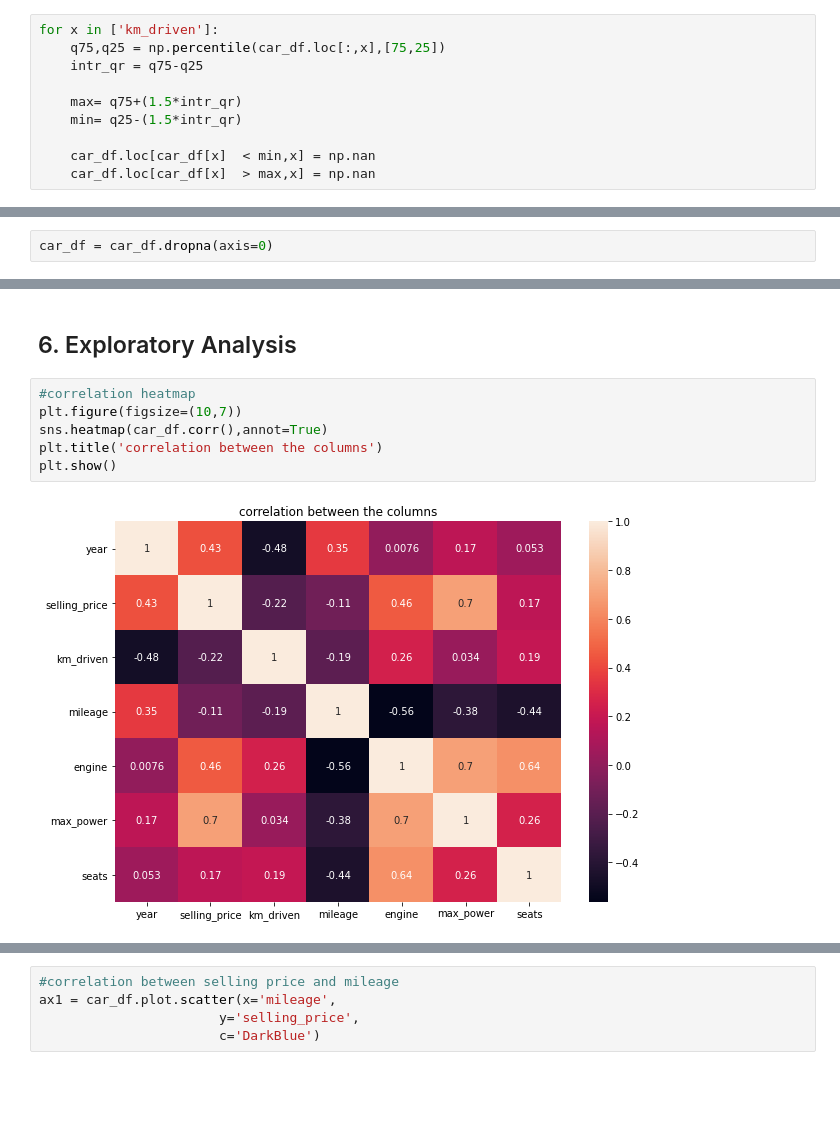
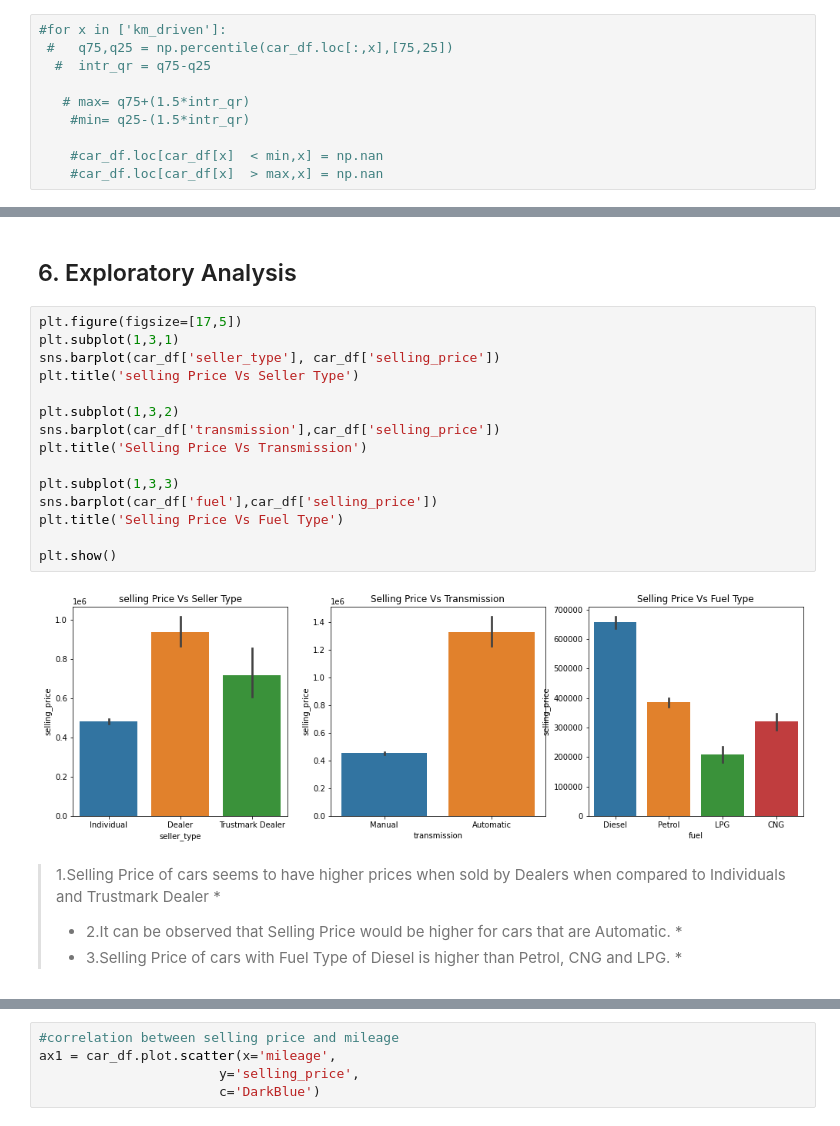
Before and after one commit to Wachira-2030/used-car-price-prediction, a Jupyter notebook: index1.ipynb, the cells around one changed output, grey strips where cells are left out. Drawn from its saved outputs; the diff is of its cells as text; blank space fills up the shorter version.

```diff
--- a/index1.ipynb
+++ b/index1.ipynb
@@ -204,10 +240,10 @@ car_df.boxplot(numerical_col);
 # %%
-for x in ['km_driven']:
-    q75,q25 = np.percentile(car_df.loc[:,x],[75,25])
-    intr_qr = q75-q25
+#for x in ['km_driven']:
+ #   q75,q25 = np.percentile(car_df.loc[:,x],[75,25])
+  #  intr_qr = q75-q25
 
-    max= q75+(1.5*intr_qr)
-    min= q25-(1.5*intr_qr)
+   # max= q75+(1.5*intr_qr)
+    #min= q25-(1.5*intr_qr)
 
-    car_df.loc[car_df[x]  < min,x] = np.nan
-    car_df.loc[car_df[x]  > max,x] = np.nan
+    #car_df.loc[car_df[x]  < min,x] = np.nan
+    #car_df.loc[car_df[x]  > max,x] = np.nan
@@ -235,5 +250,3 @@ car_df.boxplot(numerical_col);
-# %%
-car_df = car_df.dropna(axis=0)
 # %%
 car_df.isnull().sum()
 # %% [output]
@@ -253,14 +266,27 @@ seats            0
 dtype: int64
 # %% [markdown]
 ## 6. Exploratory Analysis
-# %%
-#correlation heatmap
-plt.figure(figsize=(10,7))
-sns.heatmap(car_df.corr(),annot=True)
-plt.title('correlation between the columns')
-plt.show()
-# %% [output]
-[figure, removed]
+# %%
+plt.figure(figsize=[17,5])
+plt.subplot(1,3,1)
+sns.barplot(car_df['seller_type'], car_df['selling_price'])
+plt.title('selling Price Vs Seller Type')
+
+plt.subplot(1,3,2)
+sns.barplot(car_df['transmission'],car_df['selling_price'])
+plt.title('Selling Price Vs Transmission')
+
+plt.subplot(1,3,3)
+sns.barplot(car_df['fuel'],car_df['selling_price'])
+plt.title('Selling Price Vs Fuel Type')
+
+plt.show()
+# %% [output]
+[figure, added]
+# %% [markdown]
+> 1.Selling Price of cars seems to have higher prices when sold by Dealers when compared to Individuals and Trustmark Dealer *
+> - 2.It can be observed that Selling Price would be higher for cars that are Automatic. *
+> - 3.Selling Price of cars with Fuel Type of Diesel is higher than Petrol, CNG and LPG. *
 # %%
 #correlation between selling_price and seats
 sns.stripplot(data=car_df, x=car_df['seats'], y=car_df['selling_price']);
```
Also changed, not shown: parts of 28 cells of this notebook.
